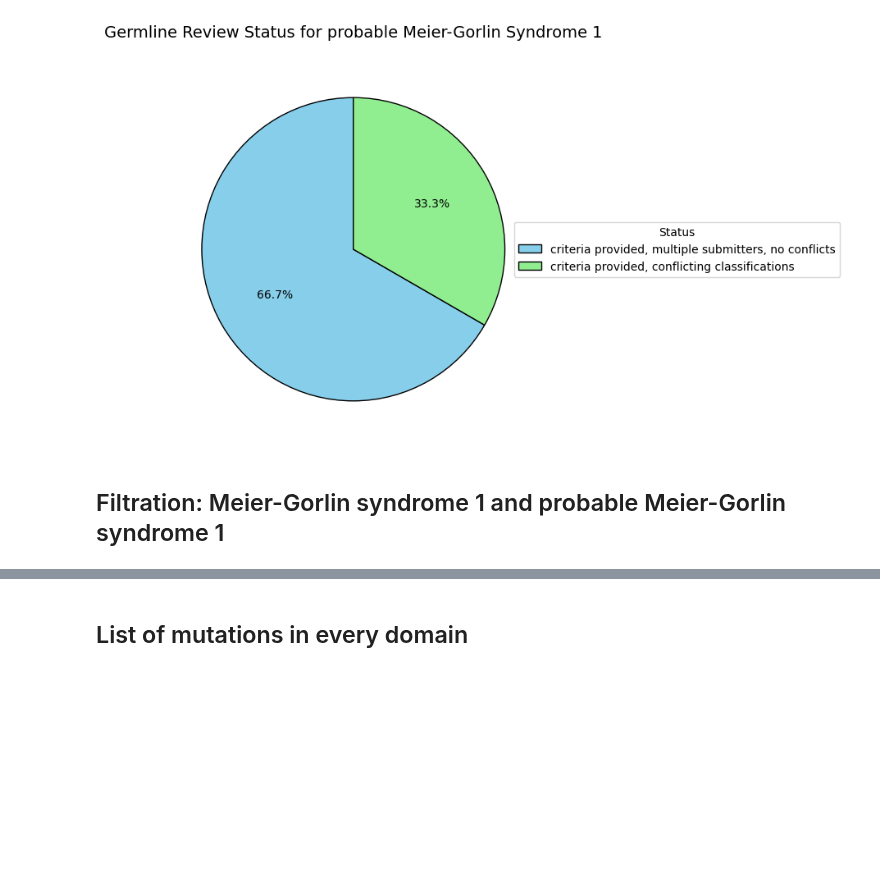
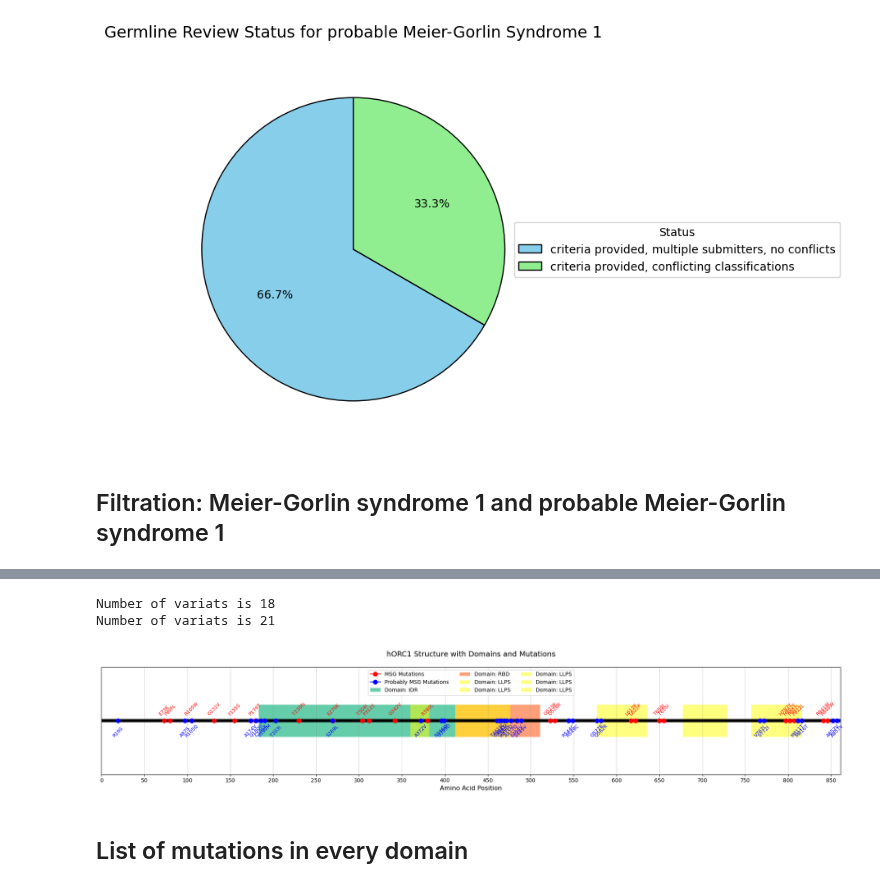
Before and after one commit to Lopatushka/ORC1, a Jupyter notebook: clinvar_analysis.ipynb, the cells around one changed output, grey strips where cells are left out. Drawn from its saved outputs; the diff is of its cells as text; code cells hidden in the pictures; blank space fills up the shorter version.

Commit message:
add llps domains

```diff
--- a/clinvar_analysis.ipynb
+++ b/clinvar_analysis.ipynb
@@ -330,9 +379,15 @@ MSG_probably.shape
 # Define protein information
 protein_length = 861  # Example: protein is 800 amino acids long
 domains = [
-    {"name": "IDR", "start": 183, "end": 413, "color": "mediumaquamarine", "alpha": 0.6},
-    {"name": "RBD", "start": 413, "end": 511, "color": "lightsalmon", "alpha": 0.8},
+    {"name": "IDR", "start": 183, "end": 413, "color": "mediumaquamarine", "alpha": 1},
+    {"name": "RBD", "start": 413, "end": 511, "color": "lightsalmon", "alpha": 1},
+    {"name": "LLPS", "start": 360, "end": 382, "color": "yellow", "alpha": 0.5},
+    {"name": "LLPS", "start": 412, "end": 476, "color": "yellow", "alpha": 0.5},
+    {"name": "LLPS", "start": 577, "end": 636, "color": "yellow", "alpha": 0.5},
+    {"name": "LLPS", "start": 677, "end": 729, "color": "yellow", "alpha": 0.5},
+    {"name": "LLPS", "start": 757, "end": 816, "color": "yellow", "alpha": 0.5}
 ]
+#LLPS = [(360, 382), (412, 476), (577, 636), (677, 729), (757, 816)]
 mutations_MSG = create_mutation_dict(MSG)
 mutations_MSG_probably = create_mutation_dict(MSG_probably)
 
@@ -345,36 +400,41 @@ ax.plot([0, protein_length], [0.5, 0.5], color="black", lw=6)
 # Draw the domains with labels
 for domain in domains:
     ax.barh(0.5, domain["end"] - domain["start"], left=domain["start"], height=0.3,
-            color=domain["color"], label=f"Domain: {domain['name']}")
+            color=domain["color"], label=f"Domain: {domain['name']}", alpha=domain["alpha"])
 
 # Mark the mutations for MSG (above the backbone)
 for i, mutation in enumerate(mutations_MSG):
     ax.plot(mutation["position"], 0.5, marker="o", color="red", markersize=8,
             label="MSG Mutations" if i == 0 else "")
     ax.text(mutation["position"], 0.55, mutation["label"], ha="center", fontsize=9, rotation=45, color="red")
 
 # Mark the mutations for MSG_probably (below the backbone)
 for i, mutation in enumerate(mutations_MSG_probably):
     ax.plot(mutation["position"], 0.5, marker="o", color="blue", markersize=8,
             label="Probably MSG Mutations" if i == 0 else "")
     ax.text(mutation["position"], 0.35, mutation["label"], ha="center", fontsize=9, rotation=45, color="blue")
 
 # Add gridlines for alignment
 ax.grid(axis="x", color="gray", linestyle="--", linewidth=0.5, alpha=0.7)
 
 # Add labels and legend
 ax.set_xlim(0, protein_length)
 ax.set_ylim(0, 1)
+ax.set_xticks(range(0, protein_length, 50))
 ax.set_yticks([])
 ax.set_xlabel("Amino Acid Position", fontsize=12)
 ax.legend(loc="upper center", ncol=3, frameon=True, fontsize=10)
 
 # Add a title
 ax.set_title("hORC1 Structure with Domains and Mutations", fontsize=14, pad=20)
 
 # Show the plot
 plt.tight_layout()
 plt.show()
+# %% [output]
+Number of variats is 18
+Number of variats is 21
+[figure, added]
 # %% [markdown]
 ## List of mutations in every domain
 # %%
```
Also changed, not shown: parts of 6 cells of this notebook.
